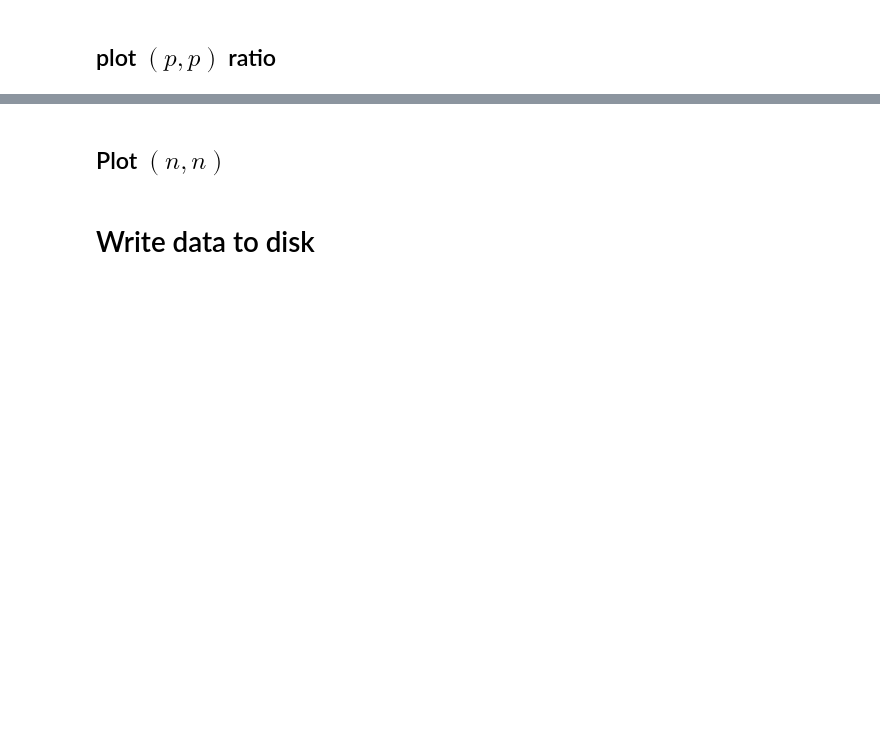
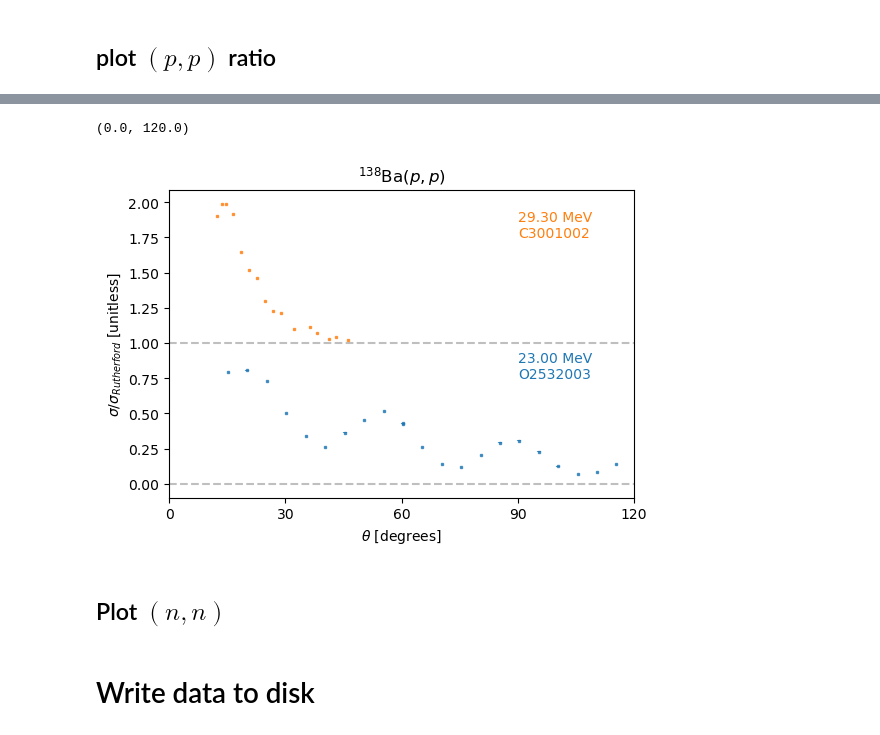
Before and after one commit to beykyle/elm, a Jupyter notebook: data/elastic/Ba138.ipynb, the cells around one changed output, grey strips where cells are left out. Drawn from its saved outputs; the diff is of its cells as text; code cells hidden in the pictures; blank space fills up the shorter version.

```diff
--- a/data/elastic/Ba138.ipynb
+++ b/data/elastic/Ba138.ipynb
@@ -113,2 +111,4 @@ for i in range(num_plots):
 # %% [markdown]
 ## plot $(p,p)$ ratio
+# %%
+measurements_categorized = exfor_tools.categorize_measurements_by_energy(entries_ppr)
@@ -115,3 +119,43 @@ for i in range(num_plots):
+# %%
+n_per_plot = 9
+N = len(measurements_categorized)
+num_plots = N // n_per_plot
+left_over = N % n_per_plot
+if left_over > 0:
+    num_plots += 1
+
+fig, axes = plt.subplots(1, num_plots, figsize=(6 * num_plots, 4))
+if not isinstance(axes,np.ndarray):
+    axes = [axes]
+
+for i in range(num_plots):
+    idx0 = i * n_per_plot
+    if i == num_plots - 1:
+        idxf = N
+    else:
+        idxf = (i + 1) * n_per_plot
+    exfor_tools.plot_angular_distributions(
+        measurements_categorized[idx0:idxf],
+        axes[i],
+        offsets=1,
+        data_symbol=list(entries_ppr.values())[0].data_symbol,
+        rxn_label=list(entries_ppr.values())[0].rxn,
+        label_kwargs={
+            "label_xloc_deg": 90,
+            "label_offset_factor": 0.75,
+            "label_energy_err": False,
+            "label_offset": False,
+            "label_incident_energy": True,
+            "label_excitation_energy": False,
+            "label_exfor": True,
+        },
+        log=False,
+        draw_baseline=True,
+    )
+axes[-1].set_xlim([0,120])
+# %% [output]
+(0.0, 120.0)
+[figure, added]
 # %% [markdown]
 ## Plot $(n,n)$
 # %% [markdown]
```
Also changed, not shown: parts of 4 cells of this notebook, 11 other files.
